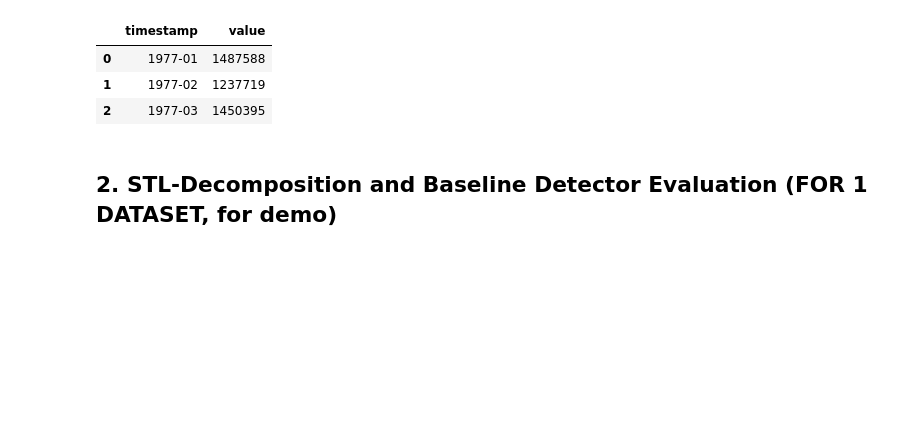
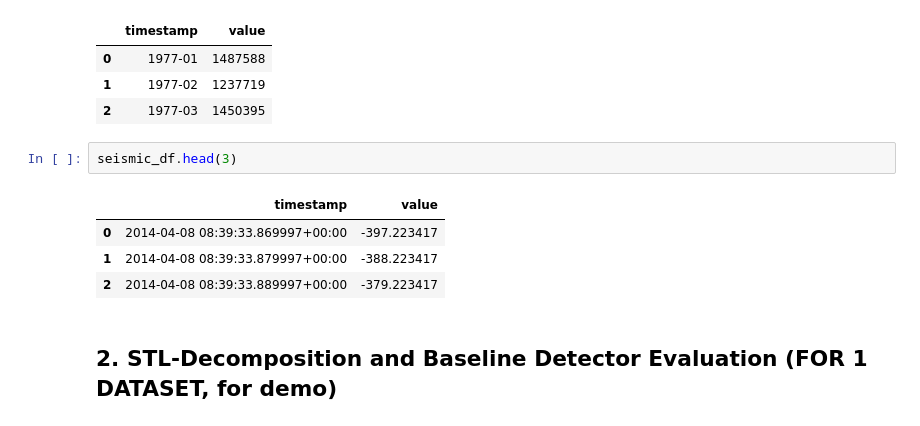
Before and after one commit to ElizPery/seasonality-drift-llm-backtest, a Jupyter notebook: notebooks/01_eda_and_baselines.ipynb, the cells around one changed output. Saved outputs shown, nothing was run; the diff lists cells and outputs as text; blank space fills up the shorter version.

```diff
--- a/notebooks/01_eda_and_baselines.ipynb
+++ b/notebooks/01_eda_and_baselines.ipynb
@@ -109,6 +153,13 @@ tcpd_df.head(3)
 | 0 | 1977-01 | 1487588 |
 | 1 | 1977-02 | 1237719 |
 | 2 | 1977-03 | 1450395 |
+# %%
+seismic_df.head(3)
+# %% [output]
+|  | timestamp | value |
+| 0 | 2014-04-08 08:39:33.869997+00:00 | -397.223417 |
+| 1 | 2014-04-08 08:39:33.879997+00:00 | -388.223417 |
+| 2 | 2014-04-08 08:39:33.889997+00:00 | -379.223417 |
 # %% [markdown]
 ## 2. STL-Decomposition and Baseline Detector Evaluation (FOR 1 DATASET, for demo)
 # %% [markdown]
```
Also changed, not shown: parts of 7 cells of this notebook, 4 other files.
